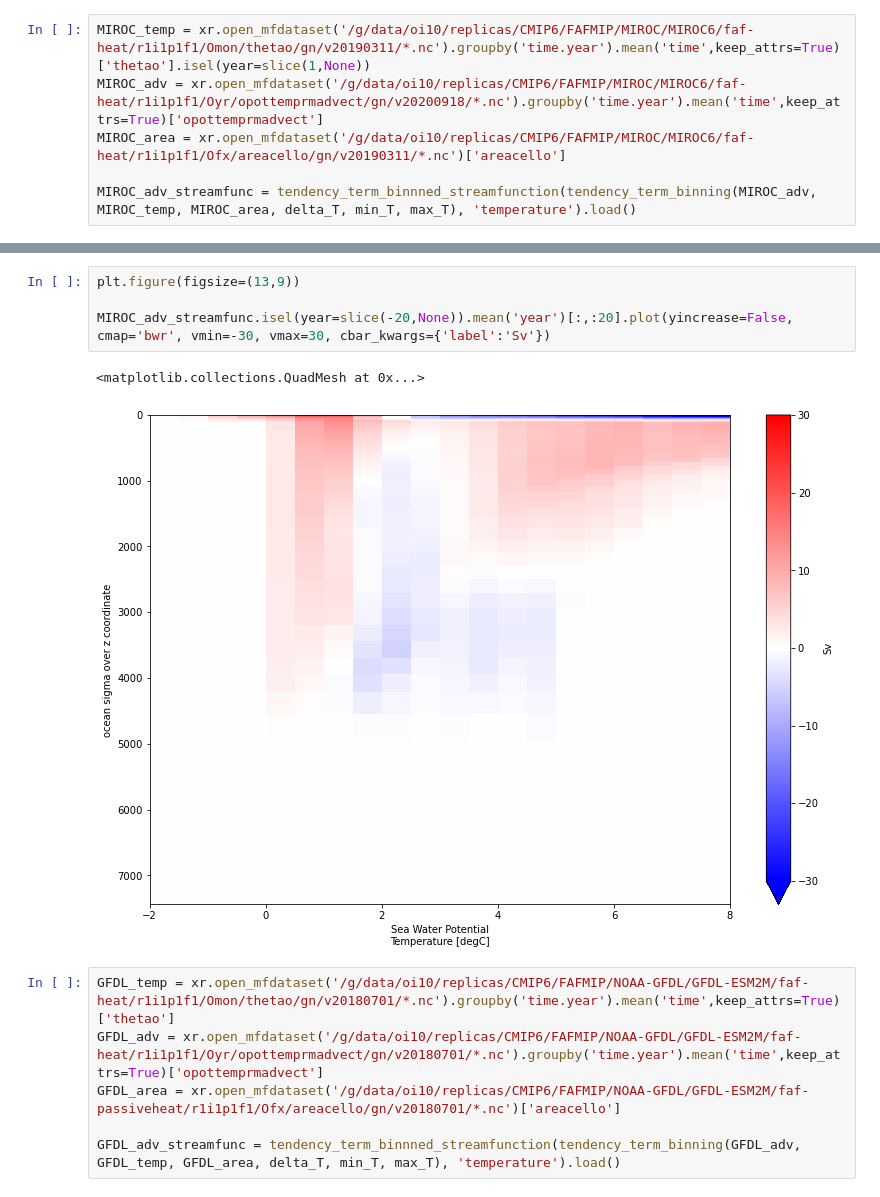
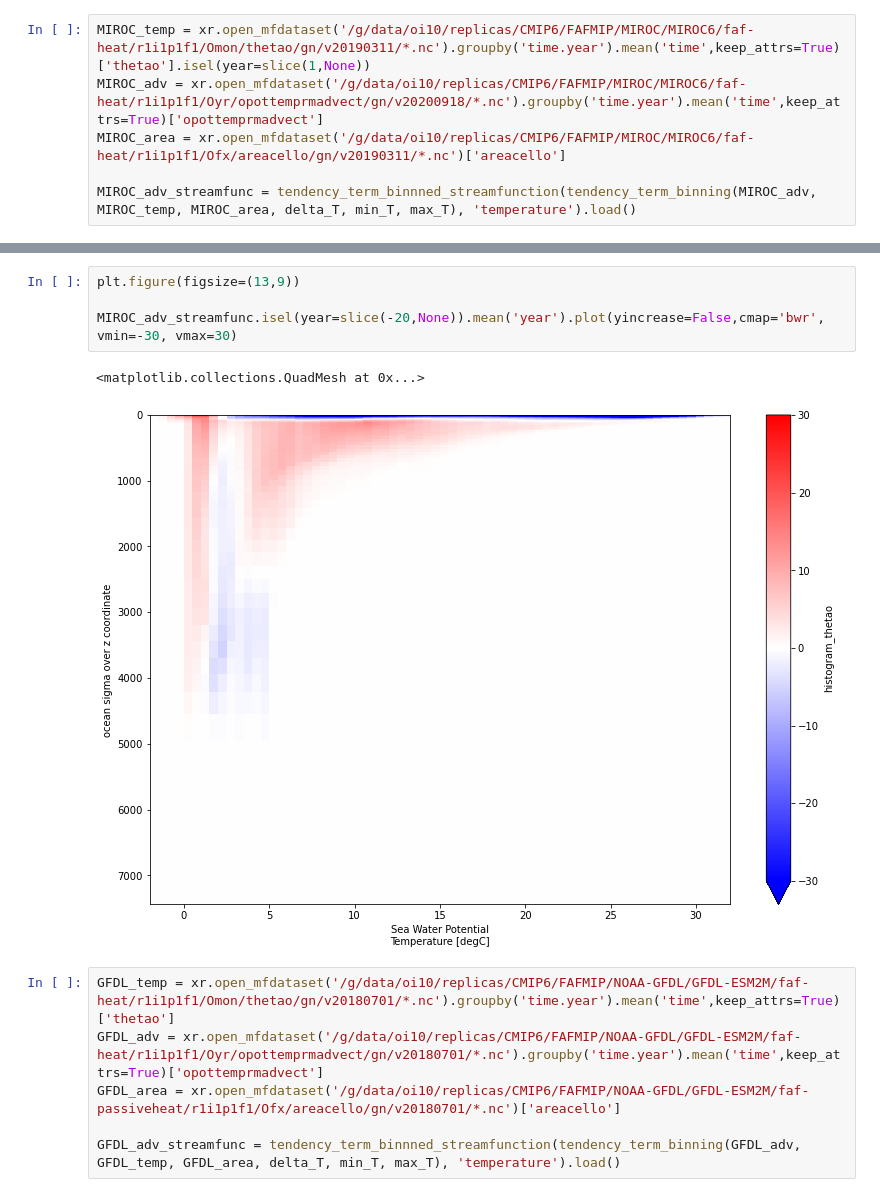
Before and after one commit to mpudig/AABW_HeatUptakePotential, a Jupyter notebook: FAFMIP_models.ipynb, the cells around one changed output, grey strips where cells are left out. Saved outputs shown, nothing was run; the diff lists cells and outputs as text.

```diff
--- a/FAFMIP_models.ipynb
+++ b/FAFMIP_models.ipynb
@@ -808,10 +823,10 @@ MIROC_area.plot()
 # %%
 plt.figure(figsize=(13,9))
 
-MIROC_adv_streamfunc.isel(year=slice(-20,None)).mean('year')[:,:20].plot(yincrease=False, cmap='bwr', vmin=-30, vmax=30, cbar_kwargs={'label':'Sv'})
+MIROC_adv_streamfunc.isel(year=slice(-20,None)).mean('year').plot(yincrease=False,cmap='bwr', vmin=-30, vmax=30)
 # %% [output]
 <matplotlib.collections.QuadMesh at 0x...>
-[figure, old version]
+[figure, new version]
 # %%
 GFDL_temp = xr.open_mfdataset('/g/data/oi10/replicas/CMIP6/FAFMIP/NOAA-GFDL/GFDL-ESM2M/faf-heat/r1i1p1f1/Omon/thetao/gn/v20180701/*.nc').groupby('time.year').mean('time',keep_attrs=True)['thetao']
 GFDL_adv = xr.open_mfdataset('/g/data/oi10/replicas/CMIP6/FAFMIP/NOAA-GFDL/GFDL-ESM2M/faf-heat/r1i1p1f1/Oyr/opottemprmadvect/gn/v20180701/*.nc').groupby('time.year').mean('time',keep_attrs=True)['opottemprmadvect']
```
Also changed, not shown: parts of 9 cells of this notebook, 1 other file.
